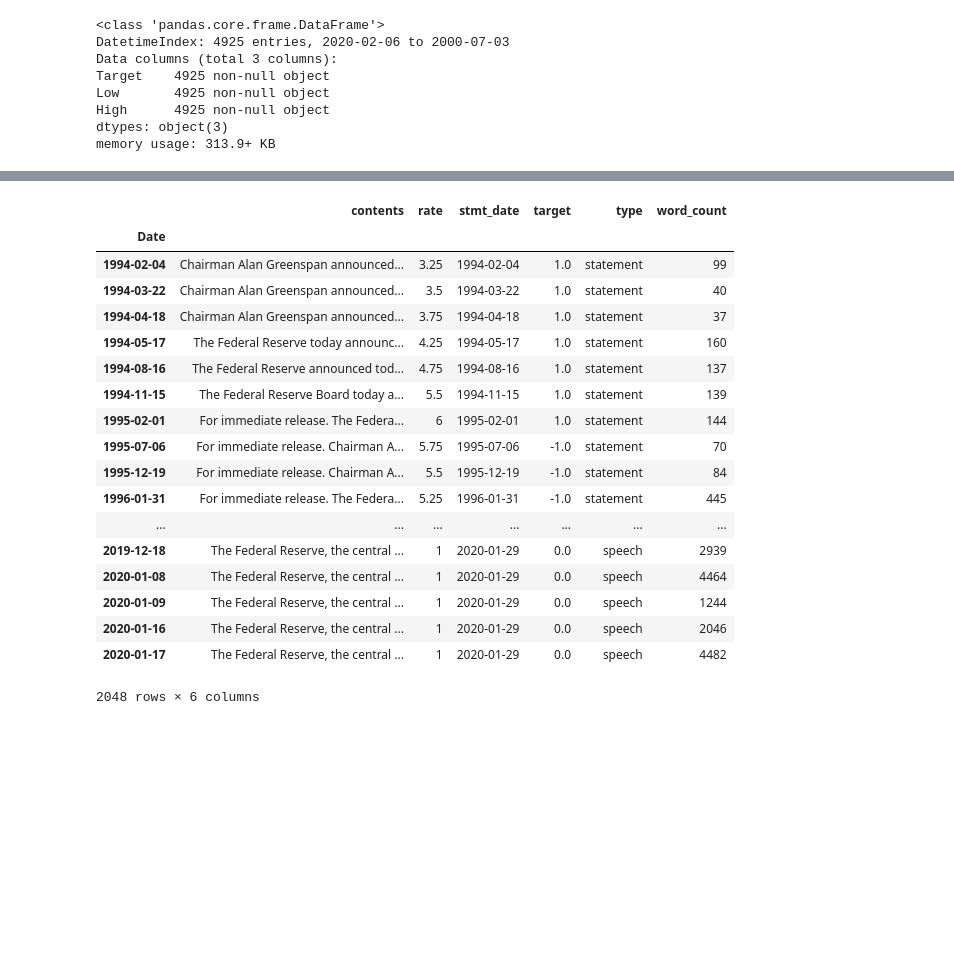
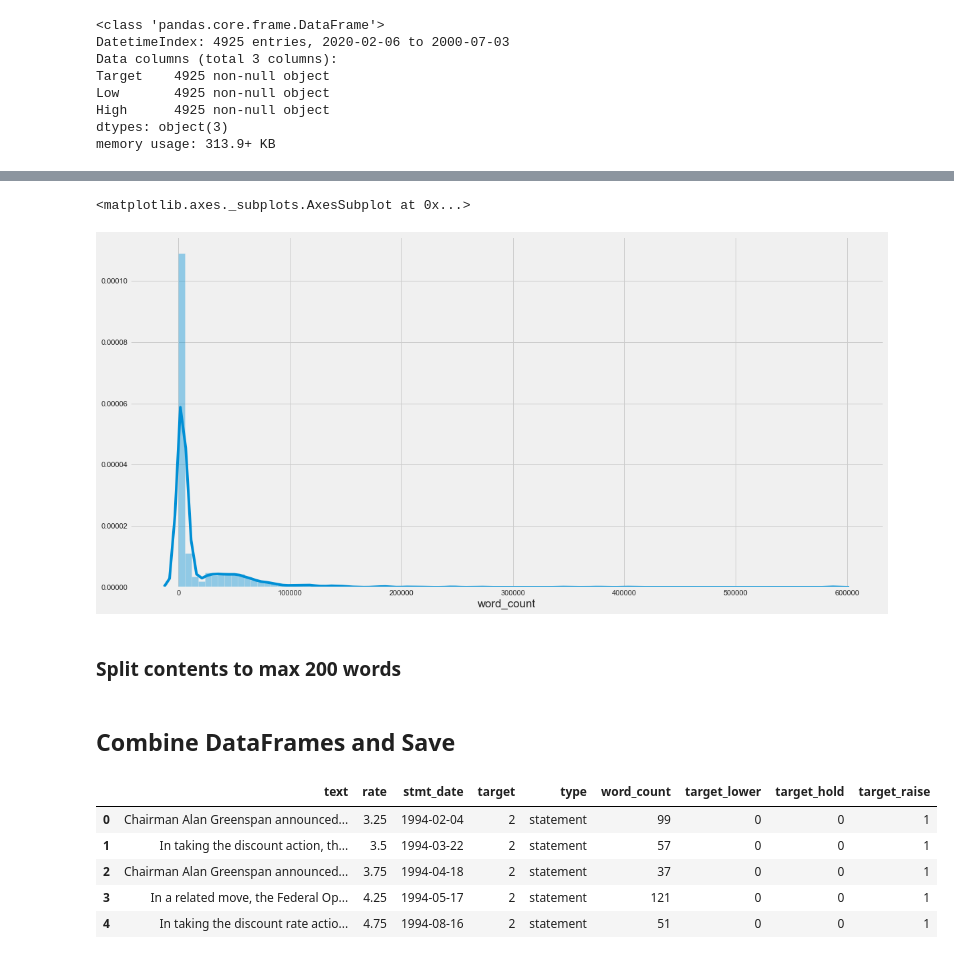
Before and after one commit to yukit-k/centralbank_analysis, a Jupyter notebook: src/FOMC_Analysis_Preprocess.ipynb, the cells around one changed output, grey strips where cells are left out. Saved outputs shown, nothing was run; the diff lists cells and outputs as text; code cells hidden in the pictures; blank space fills up the shorter version.

```diff
--- a/src/FOMC_Analysis_Preprocess.ipynb
+++ b/src/FOMC_Analysis_Preprocess.ipynb
@@ -55,0 +122,5 @@ def get_rate(x):
+# %%
+def one_hot_encode(df):
+    df['target_lower'] = df['target'].apply(lambda x: 1 if x == 0 else 0)
+    df['target_hold'] = df['target'].apply(lambda x: 1 if x == 1 else 0)
+    df['target_raise'] = df['target'].apply(lambda x: 1 if x == 2 else 0)
@@ -303,9 +518,13 @@ minutes_df
 # %%
-clean_contents(minutes_df)
+minutes_df["contents_org"] = minutes_df["contents"]
 minutes_df['rate'] = minutes_df.index.map(get_rate)
 minutes_df['target'] = minutes_df.index.map(get_rate_change)
 minutes_df['stmt_date'] = minutes_df.index.map(get_statement_date)
 minutes_df["type"] = "minutes"
 minutes_df.dropna(inplace=True, axis=0, subset=['target'])
-minutes_df
+
+remove_return_code(minutes_df)
+separate_sections(minutes_df)
+add_word_count(minutes_df)
+minutes_df.head(10)
 # %% [output]
@@ -330,0 +609,14 @@ minutes_df
+# %%
+script_df["contents_org"] = script_df["contents"]
+script_df['rate'] = script_df.index.map(get_rate)
+script_df['target'] = script_df.index.map(get_rate_change)
+script_df['stmt_date'] = script_df.index.map(get_statement_date)
+script_df["type"] = "script"
+script_df.dropna(inplace=True, axis=0, subset=['target'])
+
+remove_return_code(script_df)
+separate_sections(script_df)
+add_word_count(script_df)
+remove_short_section(script_df, 50)
+
+script_df.head(10)
@@ -359,10 +699,15 @@ speech_df
 # %%
-clean_contents(speech_df)
+speech_df["contents_org"] = speech_df["contents"]
 speech_df['rate'] = speech_df.index.map(get_rate)
 speech_df['target'] = speech_df.index.map(get_rate_change)
 speech_df['stmt_date'] = speech_df.index.map(get_statement_date)
 speech_df["type"] = "speech"
 speech_df.dropna(inplace=True, axis=0, subset=['target'])
 
-speech_df
+remove_return_code(speech_df)
+separate_sections(speech_df)
+add_word_count(speech_df)
+remove_short_section(speech_df, 50)
+
+speech_df.head(10)
 # %% [output]
@@ -444,0 +743,7 @@ script_df
+# %%
+sns.distplot(speech_df["word_count"], bins=100)
+# %% [output]
+<matplotlib.axes._subplots.AxesSubplot at 0x...>
+[figure, added]
+# %% [markdown]
+### Split contents to max 200 words
@@ -445,24 +753,19 @@ script_df
+# %% [markdown]
+## Combine DataFrames and Save
 # %%
 frames = [statement_df, minutes_df, script_df, speech_df]
+
 df = pd.concat(frames, sort=True)
-df
+one_hot_encode(df)
+df.reset_index(inplace=True, drop=True)
+df.drop(columns=['contents_list', 'contents_org'], inplace=True)
+df.rename(columns={'contents': 'text'}, inplace=True)
+
+df.head()
 # %% [output]
-|  | contents | rate | stmt_date | target | type | word_count |
-| Date |  |  |  |  |  |  |
-| 1994-02-04 | Chairman Alan Greenspan announced... | 3.25 | 1994-02-04 | 1.0 | statement | 99 |
-| 1994-03-22 | Chairman Alan Greenspan announced... | 3.5 | 1994-03-22 | 1.0 | statement | 40 |
-| 1994-04-18 | Chairman Alan Greenspan announced... | 3.75 | 1994-04-18 | 1.0 | statement | 37 |
-| 1994-05-17 | The Federal Reserve today announc... | 4.25 | 1994-05-17 | 1.0 | statement | 160 |
-| 1994-08-16 | The Federal Reserve announced tod... | 4.75 | 1994-08-16 | 1.0 | statement | 137 |
-| 1994-11-15 | The Federal Reserve Board today a... | 5.5 | 1994-11-15 | 1.0 | statement | 139 |
-| 1995-02-01 | For immediate release. The Federa... | 6 | 1995-02-01 | 1.0 | statement | 144 |
-| 1995-07-06 | For immediate release. Chairman A... | 5.75 | 1995-07-06 | -1.0 | statement | 70 |
-| 1995-12-19 | For immediate release. Chairman A... | 5.5 | 1995-12-19 | -1.0 | statement | 84 |
-| 1996-01-31 | For immediate release. The Federa... | 5.25 | 1996-01-31 | -1.0 | statement | 445 |
-| ... | ... | ... | ... | ... | ... | ... |
-| 2019-12-18 | The Federal Reserve, the central ... | 1 | 2020-01-29 | 0.0 | speech | 2939 |
-| 2020-01-08 | The Federal Reserve, the central ... | 1 | 2020-01-29 | 0.0 | speech | 4464 |
-| 2020-01-09 | The Federal Reserve, the central ... | 1 | 2020-01-29 | 0.0 | speech | 1244 |
-| 2020-01-16 | The Federal Reserve, the central ... | 1 | 2020-01-29 | 0.0 | speech | 2046 |
-| 2020-01-17 | The Federal Reserve, the central ... | 1 | 2020-01-29 | 0.0 | speech | 4482 |
+|  | text | rate | stmt_date | target | type | word_count | target_lower | target_hold | target_raise |
+| 0 | Chairman Alan Greenspan announced... | 3.25 | 1994-02-04 | 2 | statement | 99 | 0 | 0 | 1 |
+| 1 | In taking the discount action, th... | 3.5 | 1994-03-22 | 2 | statement | 57 | 0 | 0 | 1 |
+| 2 | Chairman Alan Greenspan announced... | 3.75 | 1994-04-18 | 2 | statement | 37 | 0 | 0 | 1 |
+| 3 | In a related move, the Federal Op... | 4.25 | 1994-05-17 | 2 | statement | 121 | 0 | 0 | 1 |
+| 4 | In taking the discount rate actio... | 4.75 | 1994-08-16 | 2 | statement | 51 | 0 | 0 | 1 |
-2048 rows × 6 columns
```
Also changed, not shown: parts of 54 cells of this notebook.
